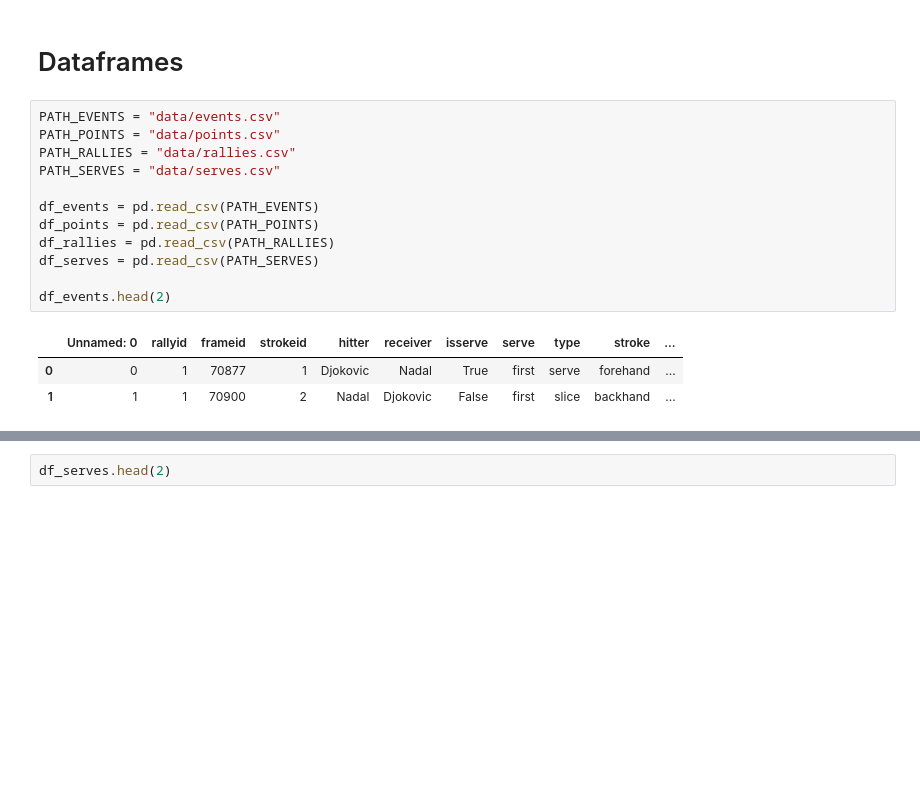
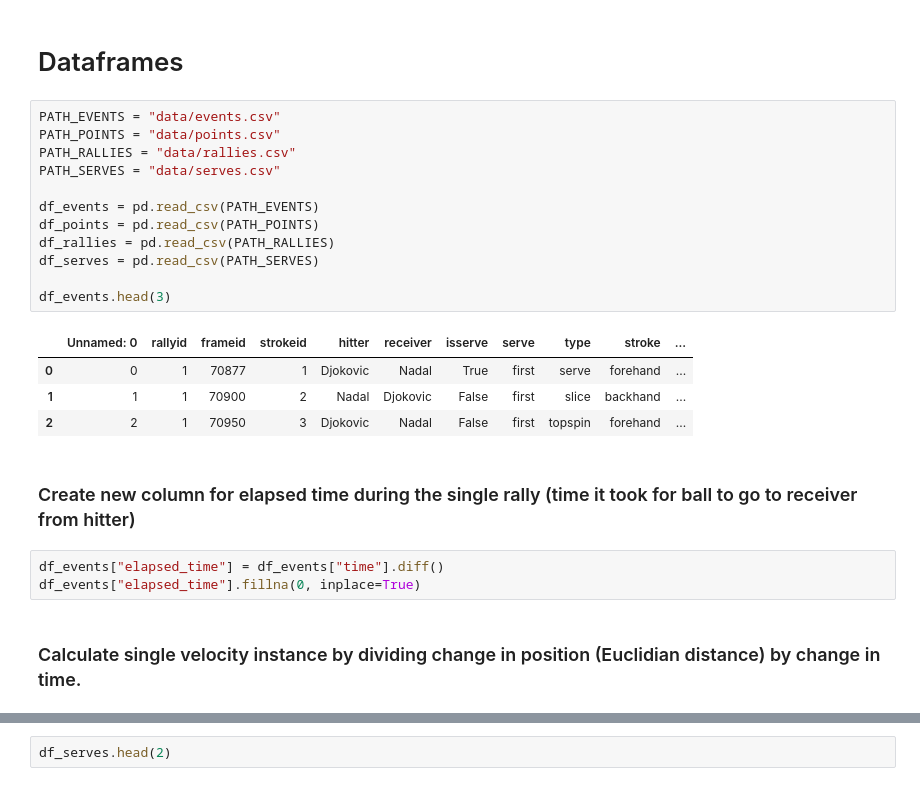
Before and after one commit to ThomasLee94/AUS-open-final-2019-analysis, a Jupyter notebook: analysis.ipynb, the cells around one changed output, grey strips where cells are left out. Drawn from its saved outputs; the diff is of its cells as text; blank space fills up the shorter version.

Commit message:
[update] calculated velocity

```diff
--- a/analysis.ipynb
+++ b/analysis.ipynb
@@ -10,16 +10,24 @@ import seaborn as sns
 # %%
 PATH_EVENTS = "data/events.csv"
 PATH_POINTS = "data/points.csv"
 PATH_RALLIES = "data/rallies.csv"
 PATH_SERVES = "data/serves.csv"
 
 df_events = pd.read_csv(PATH_EVENTS)
 df_points = pd.read_csv(PATH_POINTS)
 df_rallies = pd.read_csv(PATH_RALLIES)
 df_serves = pd.read_csv(PATH_SERVES)
 
-df_events.head(2)
+df_events.head(3)
 # %% [output]
 |  | Unnamed: 0 | rallyid | frameid | strokeid | hitter | receiver | isserve | serve | type | stroke | ... |
 | 0 | 0 | 1 | 70877 | 1 | Djokovic | Nadal | True | first | serve | forehand | ... |
 | 1 | 1 | 1 | 70900 | 2 | Nadal | Djokovic | False | first | slice | backhand | ... |
+| 2 | 2 | 1 | 70950 | 3 | Djokovic | Nadal | False | first | topspin | forehand | ... |
+# %% [markdown]
+### Create new column for elapsed time during the single rally (time it took for ball to go to receiver from hitter)
+# %%
+df_events["elapsed_time"] = df_events["time"].diff()
+df_events["elapsed_time"].fillna(0, inplace=True)
+# %% [markdown]
+### Calculate single velocity instance by dividing change in position (Euclidian distance) by change in time.
```
Also changed, not shown: parts of 21 cells of this notebook.
